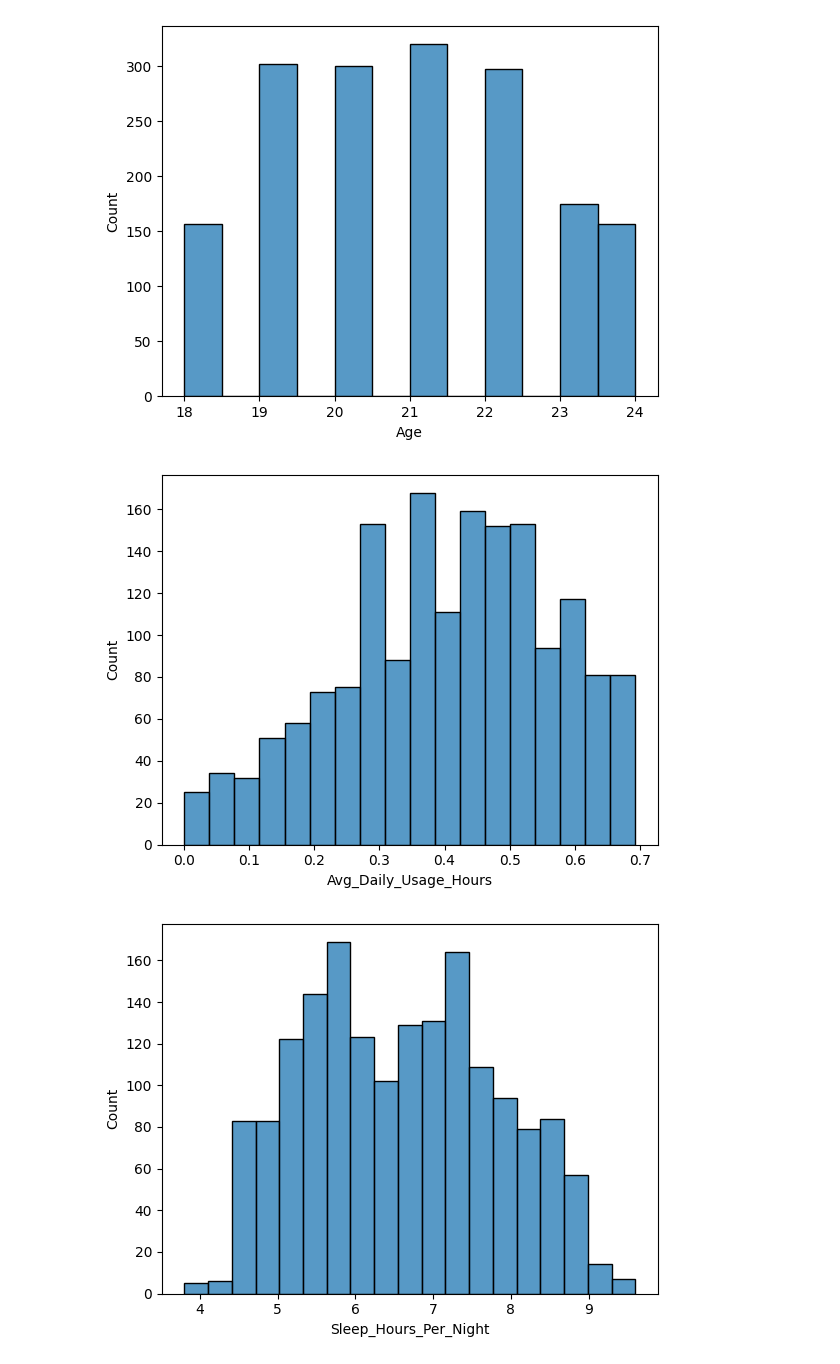
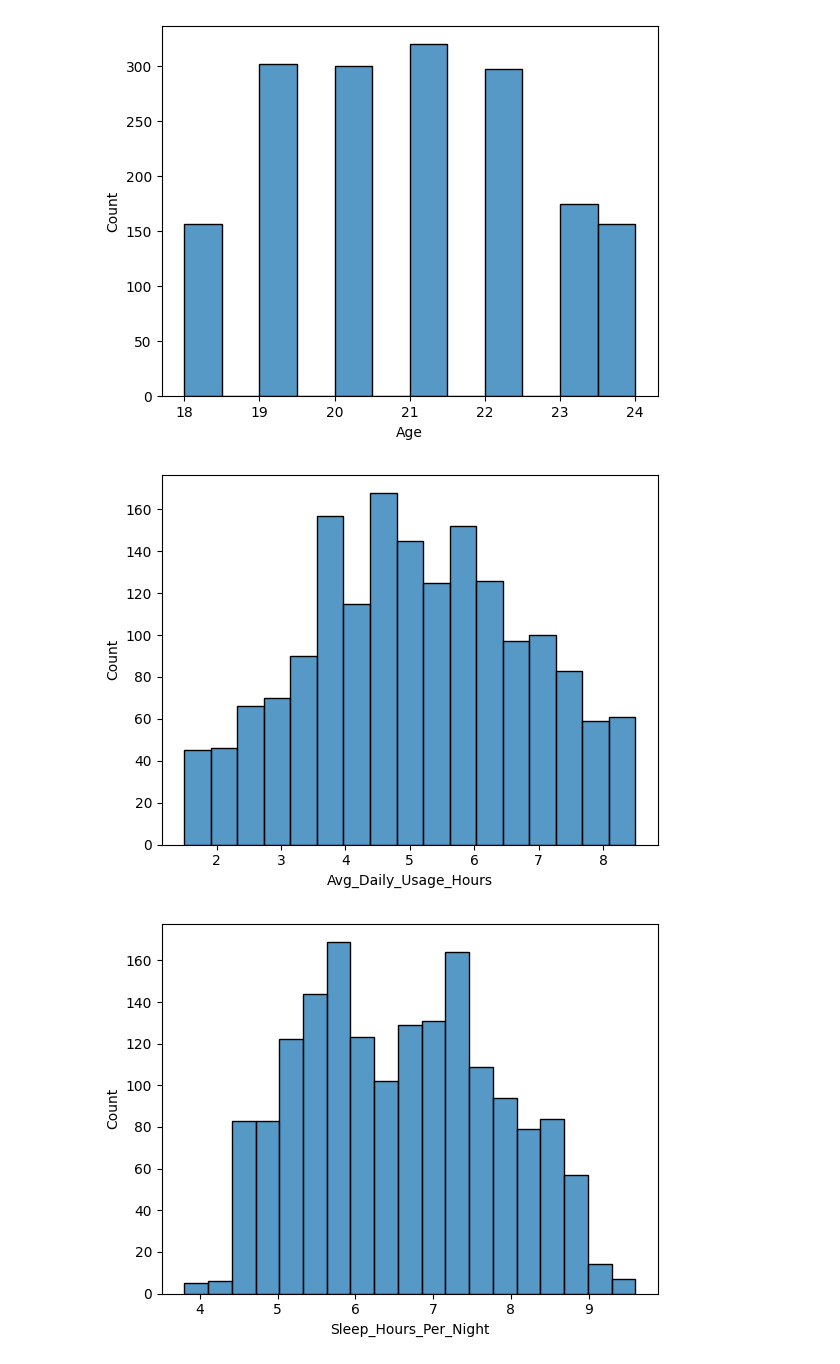
Before and after one commit to BinaryWhizz/Data-Analysis, a Jupyter notebook: Data Analysis 01/DA procedures/01.ipynb, the cells around one changed output. Saved outputs shown, nothing was run; the diff lists cells and outputs as text; code cells hidden in the pictures.

```diff
--- a/Data Analysis 01/DA procedures/01.ipynb
+++ b/Data Analysis 01/DA procedures/01.ipynb
@@ -471,15 +471,15 @@ plt.show()
 # %%
 # Daily Usage Hours
 
-sns.histplot(df['Avg_Daily_Usage_Hours'])
+sns.histplot(df1['Avg_Daily_Usage_Hours'])
 plt.show()
 
 
 
 # Most users spend 3–6 hours/day
 # Heavy usage is common
 # %% [output]
-[figure, old version]
+[figure, new version]
 # %%
 # Sleep Hours
 
```
Also changed, not shown: parts of 17 cells of this notebook.
